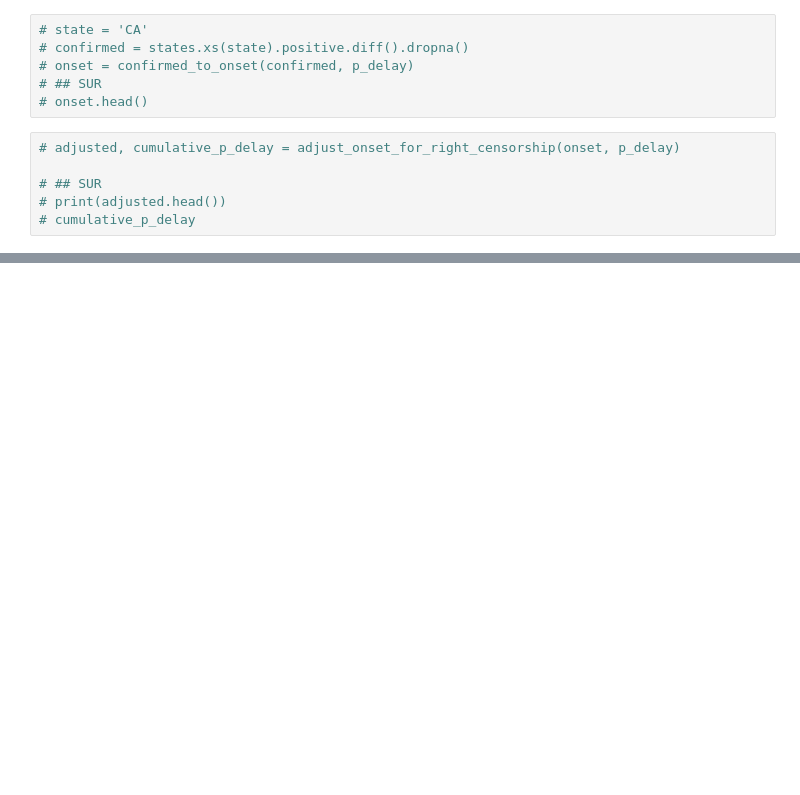
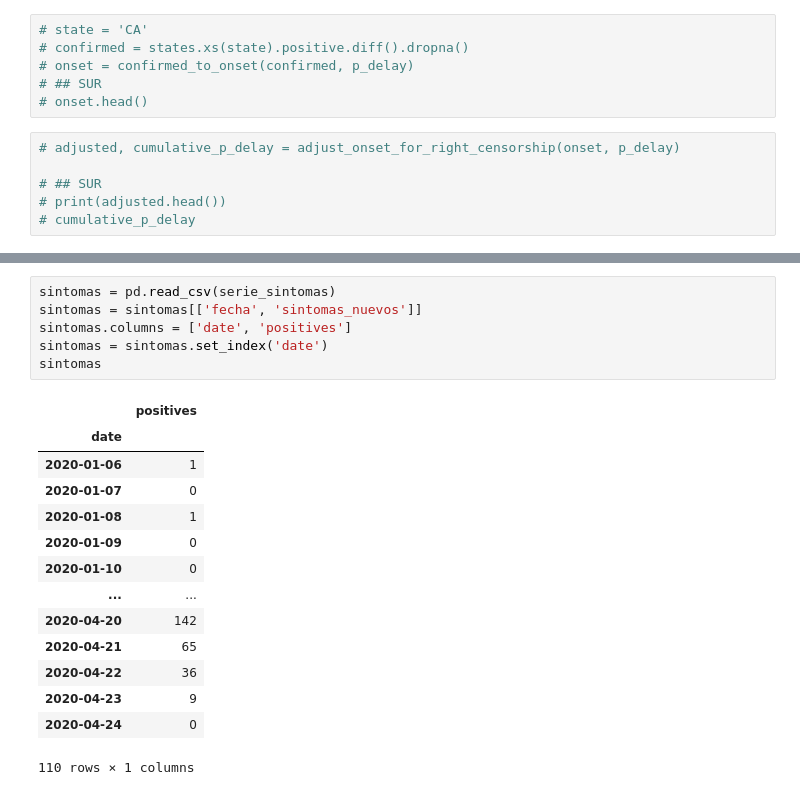
Before and after one commit to coronamex/visualizando, a Jupyter notebook: estados/rt.live.ipynb, the cells around one changed output, grey strips where cells are left out. Saved outputs shown, nothing was run; the diff lists cells and outputs as text; blank space fills up the shorter version.

```diff
--- a/estados/rt.live.ipynb
+++ b/estados/rt.live.ipynb
@@ -425,0 +400,21 @@ Length: 66, dtype: float64
+# %%
+sintomas = pd.read_csv(serie_sintomas)
+sintomas = sintomas[['fecha', 'sintomas_nuevos']]
+sintomas.columns = ['date', 'positives']
+sintomas = sintomas.set_index('date')
+sintomas
+# %% [output]
+|  | positives |
+| date |  |
+| 2020-01-06 | 1 |
+| 2020-01-07 | 0 |
+| 2020-01-08 | 1 |
+| 2020-01-09 | 0 |
+| 2020-01-10 | 0 |
+| ... | ... |
+| 2020-04-20 | 142 |
+| 2020-04-21 | 65 |
+| 2020-04-22 | 36 |
+| 2020-04-23 | 9 |
+| 2020-04-24 | 0 |
+110 rows × 1 columns
```
Also changed, not shown: parts of 23 cells of this notebook.
